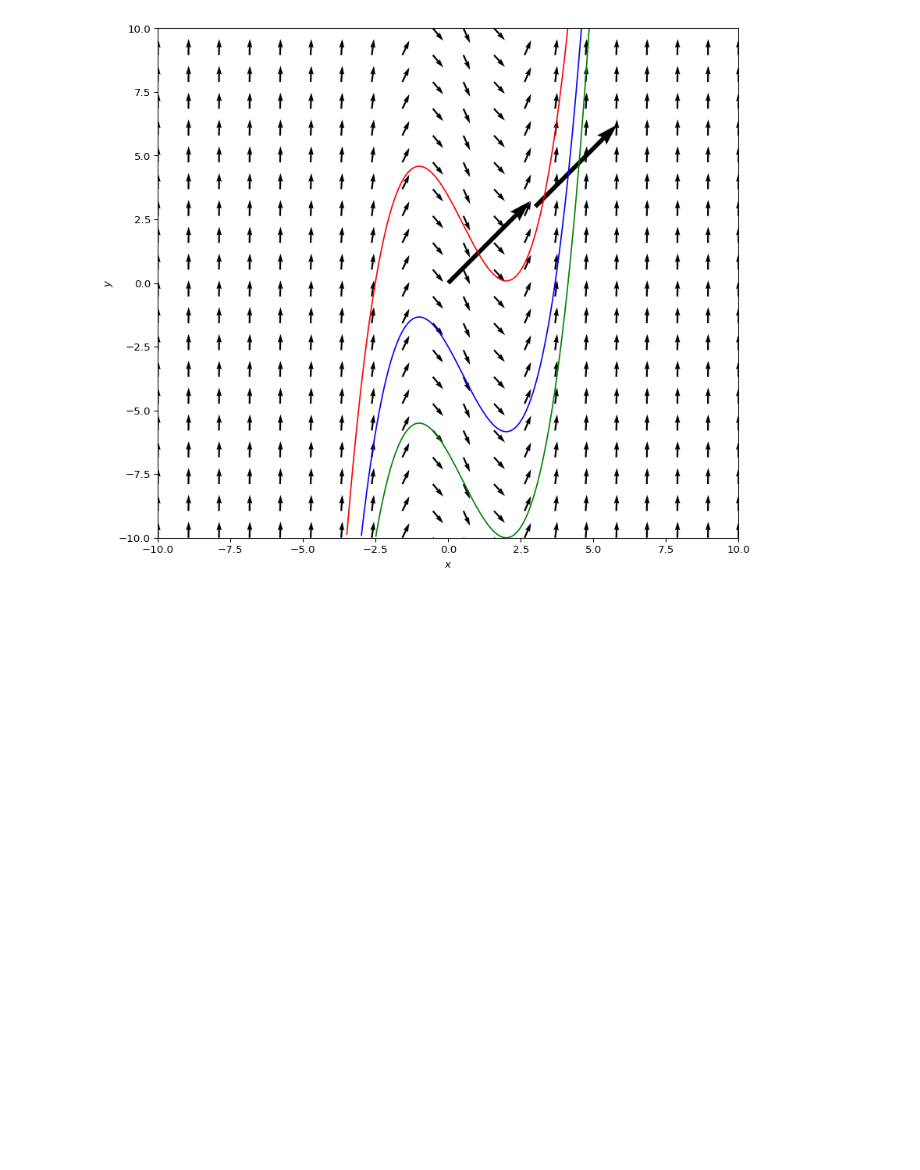
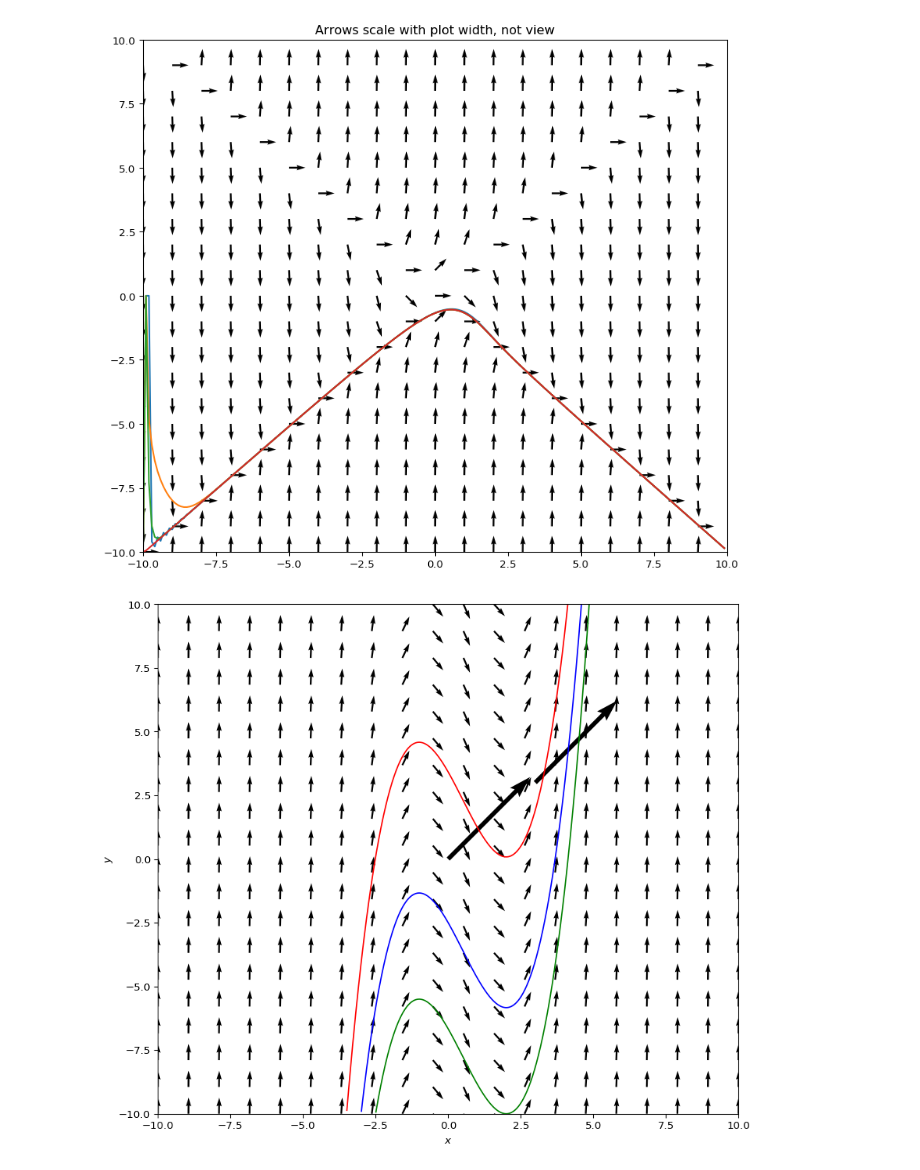
Before and after one commit to GitNiko/linearC, a Jupyter notebook: differential_equation.ipynb, the cells around one changed output. Saved outputs shown, nothing was run; the diff lists cells and outputs as text; code cells hidden in the pictures; blank space fills up the shorter version.

Commit message:
euler's method

```diff
--- a/differential_equation.ipynb
+++ b/differential_equation.ipynb
@@ -80,3 +45,72 @@ plt.show()
+# %%
+import matplotlib.pyplot as plt
+import numpy as np
+from scipy.integrate import odeint
+
+X, Y = np.meshgrid(np.arange(-10, 10, 1), np.arange(-10, 10, 1))
+U = 1
+V = Y**2 - X**2 # df
+
+N = np.sqrt(U**2+V**2)
+U2, V2 = U/N, V/N
+
+plt.figure(figsize=(10, 9), dpi= 96)
+plt.title('Arrows scale with plot width, not view')
+Q = plt.quiver(X, Y, U2, V2, units='width')
+# qk = plt.quiverkey(Q, 0.9, 0.9, 2, r'$2 \frac{m}{s}$', labelpos='E',
+#                    coordinates='figure')
+
+# euler first order method
+def euler(df, y0, t):
+    Y = np.zeros(t.size)
+    Y[0] = y0
+    slope = df(y0, t[0])
+    for n in range(1, t.size - 1):
+        Y[n+1] = Y[n] + slope*(t[n + 1] - t[n])
+        slope = df(Y[n+1], t[n+1])
+
+    return Y
+# RK2
+def euler2(df, y0, t):
+    Y = np.zeros(t.size)
+    Y[0] = y0
+    slope = df(y0, t[0])
+    for n in range(1, t.size - 1):
+        tmpY = Y[n] + (slope)*(t[n + 1] - t[n])
+        tmpSlope = df(tmpY, t[n+1])
+        Y[n+1] = Y[n] + ((tmpSlope + slope)/2) * (t[n+1]-t[n])
+        slope = df(Y[n+1], t[n+1])
+
+    return Y
+
+# RK4
+def euler4(df, y0, t):
+    Y = np.zeros(t.size)
+    Y[0] = y0
+    for n in range(1, t.size - 1):
+        k1 = df(Y[n], t[n])
+        k2 = df(Y[n] + k1*(0.5*(t[n+1]- t[n])), t[n] + 0.5*(t[n+1]- t[n]))
+        k3 = df(Y[n] + k2*(0.5*(t[n+1]- t[n])), t[n] + 0.5*(t[n+1]- t[n]))
+        k4 = df(Y[n] + k3*(t[n+1] - t[n]), t[n+1])
+        Y[n+1] = Y[n] + ((1/6)*(k1 + 2*k2 + 2*k3 + k4)) * (t[n+1]-t[n])
+
+    return Y
+
+T = np.arange(-10, 10, .1)
+df = lambda y, t: y**2 - t**2
+df_initY = -10
+# print(list(zip(T, euler(lambda y, t: t - 2*y, -10, T))))
+plt.plot(T, euler(df, df_initY, T))
+plt.plot(T, euler2(df, df_initY, T))
+plt.plot(T, euler4(df, df_initY, T))
+plt.plot(T, odeint(df, df_initY, T))
+
+
+plt.xlim([-10,10])
+plt.ylim([-10,10])
+plt.show()
+# %% [output]
+[figure, added]
 # %%
 import matplotlib.pyplot as plt
 from scipy import *
```
Also changed, not shown: parts of 2 cells of this notebook.
